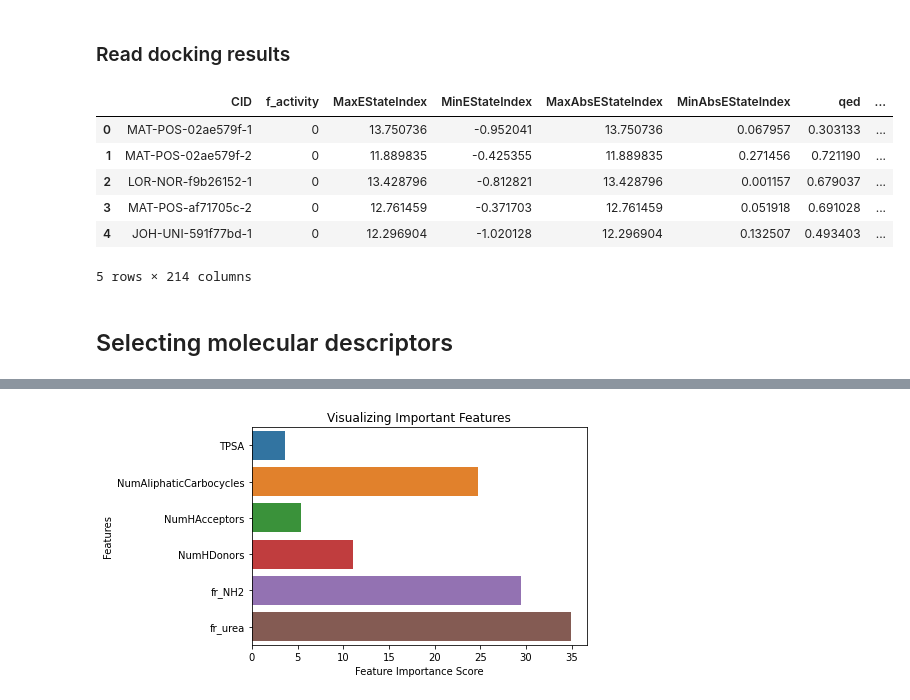
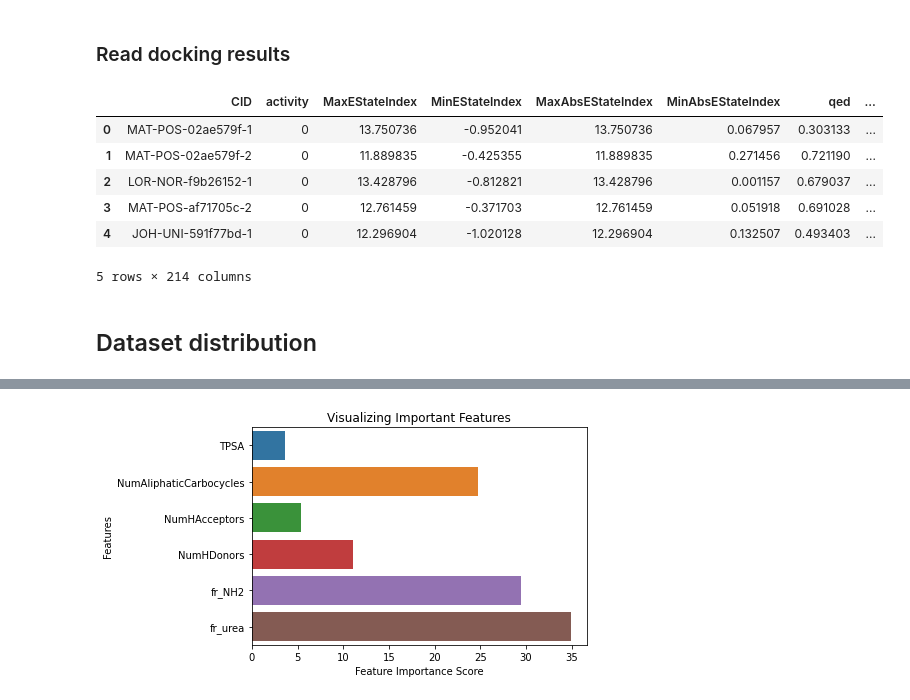
Before and after one commit to caiocrocha/SarsCov2Classifier, a Jupyter notebook: notebooks/ML.ipynb, the cells around one changed output, grey strips where cells are left out. Saved outputs shown, nothing was run; the diff lists cells and outputs as text; code cells hidden in the pictures.

```diff
--- a/notebooks/ML.ipynb
+++ b/notebooks/ML.ipynb
@@ -58,10 +56,10 @@ def write_data(name):
         f.write(r.content)
 
 # Fetch activity data
-write_data(f'{files}/activity_data.csv')
+write_data('activity_data.csv')
 
 # Read activity data
-activity = pd.read_csv(f'{files}/activity_data.csv')
+activity = pd.read_csv('activity_data.csv')
 #tmp = activity.query('r_inhibition_at_50_uM > 0 and r_inhibition_at_50_uM < 100 \
 #    and f_inhibition_at_50_uM > 0 and f_inhibition_at_50_uM < 100')
 tmp = activity.query('r_inhibition_at_50_uM > 0 and f_inhibition_at_50_uM > 0')
@@ -80,8 +78,8 @@ activity.dropna(subset=['f_inhibition_at_50_uM'], inplace=True)
 activity = activity.query('f_inhibition_at_50_uM > 0 and f_inhibition_at_50_uM < 100')
 
 # Label actives and inactives in relation to the fluorescence assay
-activity['f_activity'] = activity['f_inhibition_at_50_uM'] > 50
-activity['f_activity'] = activity['f_activity'].astype(int) # 1 for active, 0 for inactive
+activity['activity'] = activity['f_inhibition_at_50_uM'] > 50
+activity['activity'] = activity['activity'].astype(int) # 1 for active, 0 for inactive
 
 sns.histplot(x=activity['f_inhibition_at_50_uM'])
 # %% [output]
@@ -139,17 +137,17 @@ write_rdkit_descriptors(activity, files+'/descriptors.csv')
 # %%
 # Read descriptors
-descriptors = pd.read_csv(f'{files}/descriptors.csv.gz', compression='gzip')
+descriptors = pd.read_csv('descriptors.csv.gz', compression='gzip')
 descriptors_list = list(descriptors.columns[1:])
 # %% [markdown]
 <a id='read_docking'></a>
 ### Read docking results
 # %%
 # Read QuickVina02 results
-qvina         = pd.read_csv(f'{files}/docking/qvina.csv')
+qvina         = pd.read_csv('../docking/qvina.csv')
 qvina.columns = ['CID','pose','qvina']
 
 # Read QVina rescored with RF-Score
-rfscore_qvina         = pd.read_csv(f'{files}/docking/rfscore_qvina.csv')
+rfscore_qvina         = pd.read_csv('../docking/rfscore_qvina.csv')
 rfscore_qvina.columns = ['CID','pose','rfscore_qvina']
 
 # Top QVina poses
@@ -157,11 +155,11 @@ top_qvina  = pd.merge(qvina.query('pose == 1'), rfscore_qvina.query('pose == 1')
 top_qvina.drop('pose', axis=1, inplace=True)
 
 # Read PLANTS results
-plants         = pd.read_csv(f'{files}/docking/plants.csv')
+plants         = pd.read_csv('../docking/plants.csv')
 plants.columns = ['CID','pose','plants']
 
 # Read PLANTS rescored with RF-Score
-rfscore_plants         = pd.read_csv(f'{files}/docking/rfscore_plants.csv', header=None)
+rfscore_plants         = pd.read_csv('../docking/rfscore_plants.csv', header=None)
 rfscore_plants.columns = ['rfscore_plants','CID']
 rfscore_plants         = rfscore_plants[['CID','rfscore_plants']]
 rfscore_plants[['CID','pose']] = rfscore_plants['CID'].str.split('_', expand=True)
@@ -176,11 +174,10 @@ top = pd.merge(top_qvina, top_plants)
 # %%
 # Training and validation data
 tmp = pd.merge(descriptors, top)
-data = pd.merge(activity[['CID','f_activity']], tmp)
-del tmp
+data = pd.merge(activity[['CID','activity']], tmp)
 data.head()
 # %% [output]
-|  | CID | f_activity | MaxEStateIndex | MinEStateIndex | MaxAbsEStateIndex | MinAbsEStateIndex | qed | ... |
+|  | CID | activity | MaxEStateIndex | MinEStateIndex | MaxAbsEStateIndex | MinAbsEStateIndex | qed | ... |
 | 0 | MAT-POS-02ae579f-1 | 0 | 13.750736 | -0.952041 | 13.750736 | 0.067957 | 0.303133 | ... |
 | 1 | MAT-POS-02ae579f-2 | 0 | 11.889835 | -0.425355 | 11.889835 | 0.271456 | 0.721190 | ... |
 | 2 | LOR-NOR-f9b26152-1 | 0 | 13.428796 | -0.812821 | 13.428796 | 0.001157 | 0.679037 | ... |
@@ -196,3 +187,3 @@ test_data.to_csv(f'{files}/test_data.csv', index=False)
 # %% [markdown]
-<a id='selecting'></a>
-## Selecting molecular descriptors
+<a id='distribution'></a>
+## Dataset distribution
```
Also changed, not shown: parts of 33 cells of this notebook, 25 other files.
